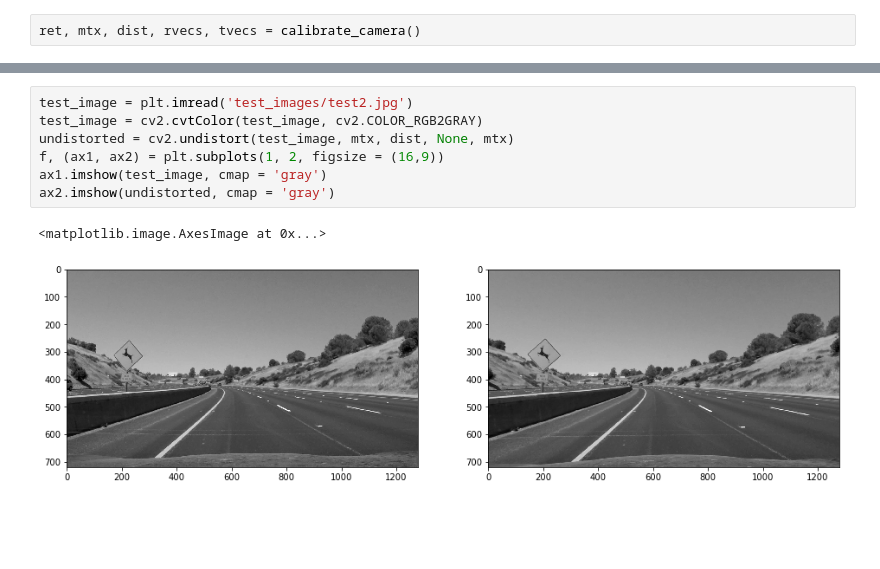
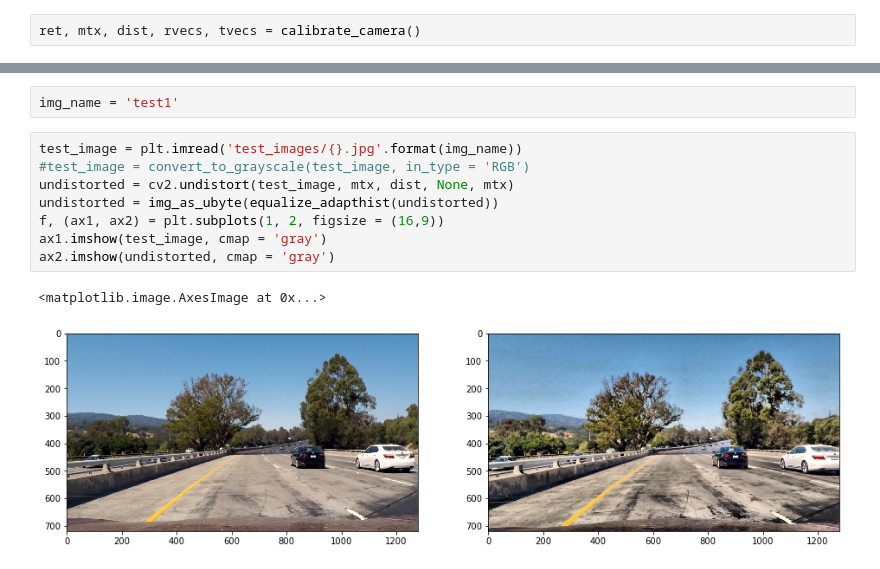
Before and after one commit to rubiruchi/SDND-Advanced_Lane_Finding, a Jupyter notebook: model_testing.ipynb, the cells around one changed output, grey strips where cells are left out. Saved outputs shown, nothing was run; the diff lists cells and outputs as text; blank space fills up the shorter version.

```diff
--- a/model_testing.ipynb
+++ b/model_testing.ipynb
@@ -50,10 +200,13 @@ ret, mtx, dist, rvecs, tvecs = calibrate_camera()
+# %%
+img_name = 'test1'
 # %%
-test_image = plt.imread('test_images/test2.jpg')
-test_image = cv2.cvtColor(test_image, cv2.COLOR_RGB2GRAY)
+test_image = plt.imread('test_images/{}.jpg'.format(img_name))
+#test_image = convert_to_grayscale(test_image, in_type = 'RGB')
 undistorted = cv2.undistort(test_image, mtx, dist, None, mtx)
+undistorted = img_as_ubyte(equalize_adapthist(undistorted))
 f, (ax1, ax2) = plt.subplots(1, 2, figsize = (16,9))
 ax1.imshow(test_image, cmap = 'gray')
 ax2.imshow(undistorted, cmap = 'gray')
 # %% [output]
 <matplotlib.image.AxesImage at 0x...>
-[figure, old version]
+[figure, new version]
```
Also changed, not shown: parts of 25 cells of this notebook.
